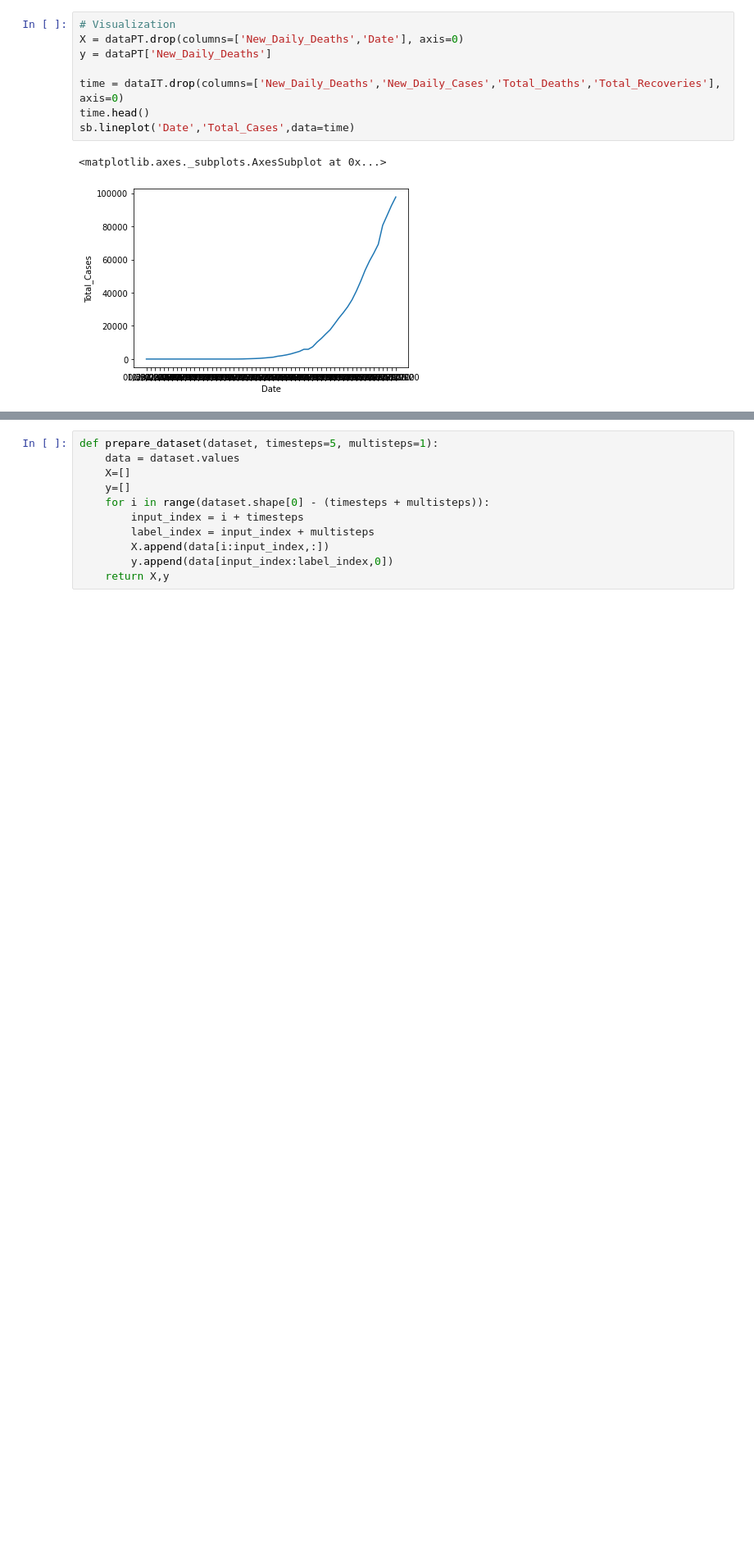
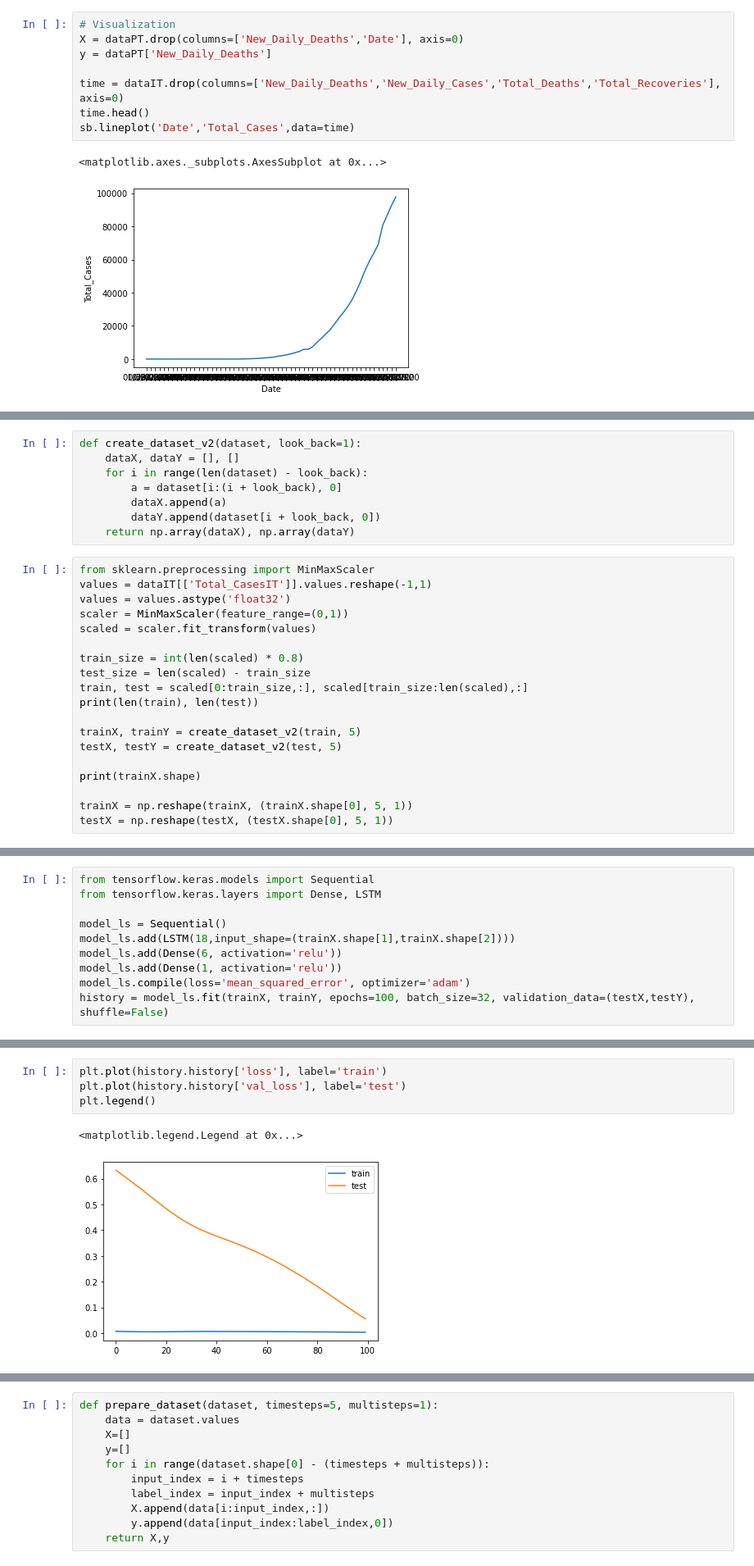
Before and after one commit to BrunoMartins11/covid-19-API, a Jupyter notebook: Notebook/Covid-Analyzer.ipynb, the cells around one changed output, grey strips where cells are left out. Shown at 82% size. Drawn from its saved outputs; the diff is of its cells as text; blank space fills up the shorter version.

Commit message:
test multiple models

```diff
--- a/Notebook/Covid-Analyzer.ipynb
+++ b/Notebook/Covid-Analyzer.ipynb
@@ -124,0 +101,27 @@ def series_to_supervised(data, n_in=1, n_out=1, dropnan=True):
+# %%
+def create_dataset_v2(dataset, look_back=1):
+    dataX, dataY = [], []
+    for i in range(len(dataset) - look_back):
+        a = dataset[i:(i + look_back), 0]
+        dataX.append(a)
+        dataY.append(dataset[i + look_back, 0])
+    return np.array(dataX), np.array(dataY)
+# %%
+from sklearn.preprocessing import MinMaxScaler
+values = dataIT[['Total_CasesIT']].values.reshape(-1,1)
+values = values.astype('float32')
+scaler = MinMaxScaler(feature_range=(0,1))
+scaled = scaler.fit_transform(values)
+
+train_size = int(len(scaled) * 0.8)
+test_size = len(scaled) - train_size
+train, test = scaled[0:train_size,:], scaled[train_size:len(scaled),:]
+print(len(train), len(test))
+
+trainX, trainY = create_dataset_v2(train, 5)
+testX, testY = create_dataset_v2(test, 5)
+
+print(trainX.shape)
+
+trainX = np.reshape(trainX, (trainX.shape[0], 5, 1))
+testX = np.reshape(testX, (testX.shape[0], 5, 1))
@@ -124,0 +136,10 @@ def series_to_supervised(data, n_in=1, n_out=1, dropnan=True):
+# %%
+from tensorflow.keras.models import Sequential
+from tensorflow.keras.layers import Dense, LSTM
+
+model_ls = Sequential()
+model_ls.add(LSTM(18,input_shape=(trainX.shape[1],trainX.shape[2])))
+model_ls.add(Dense(6, activation='relu'))
+model_ls.add(Dense(1, activation='relu'))
+model_ls.compile(loss='mean_squared_error', optimizer='adam')
+history = model_ls.fit(trainX, trainY, epochs=100, batch_size=32, validation_data=(testX,testY), shuffle=False)
@@ -124,0 +164,7 @@ def series_to_supervised(data, n_in=1, n_out=1, dropnan=True):
+# %%
+plt.plot(history.history['loss'], label='train')
+plt.plot(history.history['val_loss'], label='test')
+plt.legend()
+# %% [output]
+<matplotlib.legend.Legend at 0x...>
+[figure, added]
```
Also changed, not shown: parts of 17 cells of this notebook.
